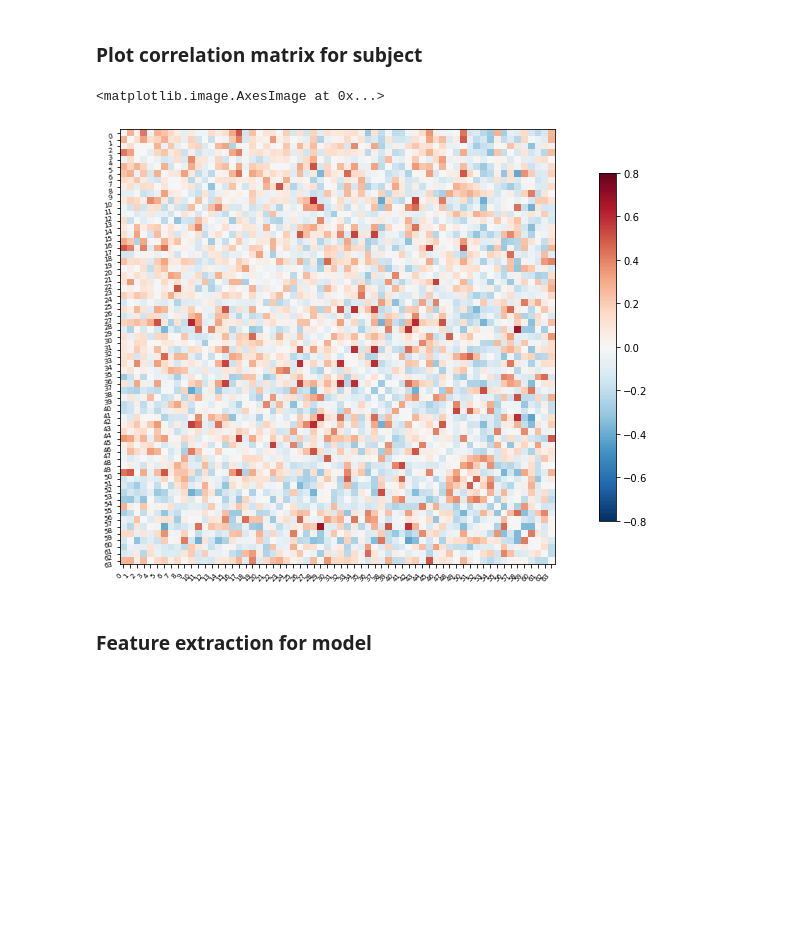
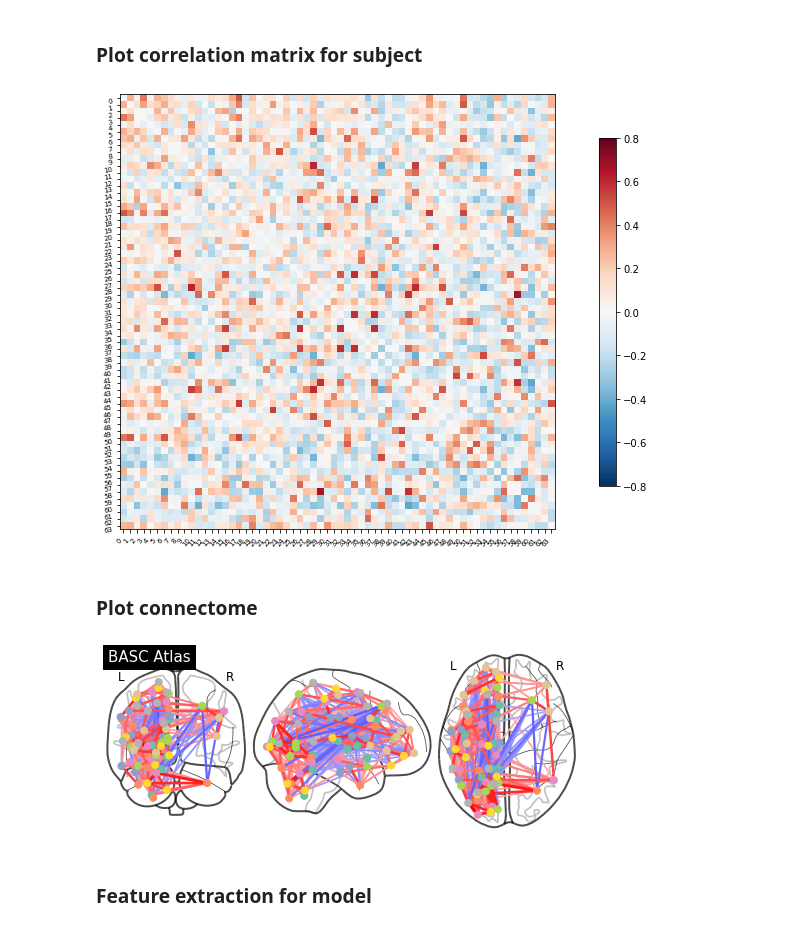
Before and after one commit to brainhack-school2020/stephaniealley_bhs2020_project, a Jupyter notebook: Command_Files/rs-fMRI_age_prediction.ipynb, the cells around one changed output. Saved outputs shown, nothing was run; the diff lists cells and outputs as text; code cells hidden in the pictures; blank space fills up the shorter version.

Commit message:
Add connectome plots and streamline code
Generate connectome plots for each atlas using all confounds

```diff
--- a/Command_Files/rs-fMRI_age_prediction.ipynb
+++ b/Command_Files/rs-fMRI_age_prediction.ipynb
@@ -167,7 +176,7 @@ from nilearn.connectome import vec_to_sym_matrix
 import numpy as np
 
 # Extract features for generatin of individual correlation matrices
-time_series, ind_matrices = feat_extract_corr(masker, correlation_measure)
+time_series_BASC_all, ind_matrices_BASC_all = feat_extract_corr(masker, correlation_measure)
 # %% [markdown]
 ### Plot correlation matrix for subject
 # %%
@@ -175,14 +184,29 @@ time_series, ind_matrices = feat_extract_corr(masker, correlation_measure)
 subject = 40
 
 # Mask out major diagonal
-np.fill_diagonal(ind_matrices[subject], 0)
-
-plotting.plot_matrix(ind_matrices[subject], figure=(10, 8),
-                     labels=range(time_series.shape[-1]),
+np.fill_diagonal(ind_matrices_BASC_all[subject], 0)
+# Plot correlation matrix
+display = plotting.plot_matrix(ind_matrices_BASC_all[subject], figure=(10, 8),
+                     labels=range(time_series_BASC_all.shape[-1]),
                      vmax=0.8, vmin=-0.8, reorder=False)
+# Save correlation matrix
+display.figure.savefig('../Analysis_Data/BASC_corr.png')
 # %% [output]
-<matplotlib.image.AxesImage at 0x...>
 [figure]
+# %% [markdown]
+### Plot connectome
+# %%
+# Identify center coordinates for atlas labels
+coordinates = plotting.find_parcellation_cut_coords(labels_img=atlas_filename_basc)
+
+# Plot connectome with 80% edge strength
+display = plotting.plot_connectome(ind_matrices_BASC_all[subject], coordinates,
+                         edge_threshold="80%",
+                         title='BASC Atlas')
+# Save connectome plot
+display.savefig('../Analysis_Data/BASC_connectome.png')
+# %% [output]
+[figure, added]
 # %% [markdown]
 ### Feature extraction for model
 # %%
```
Also changed, not shown: parts of 94 cells of this notebook.
